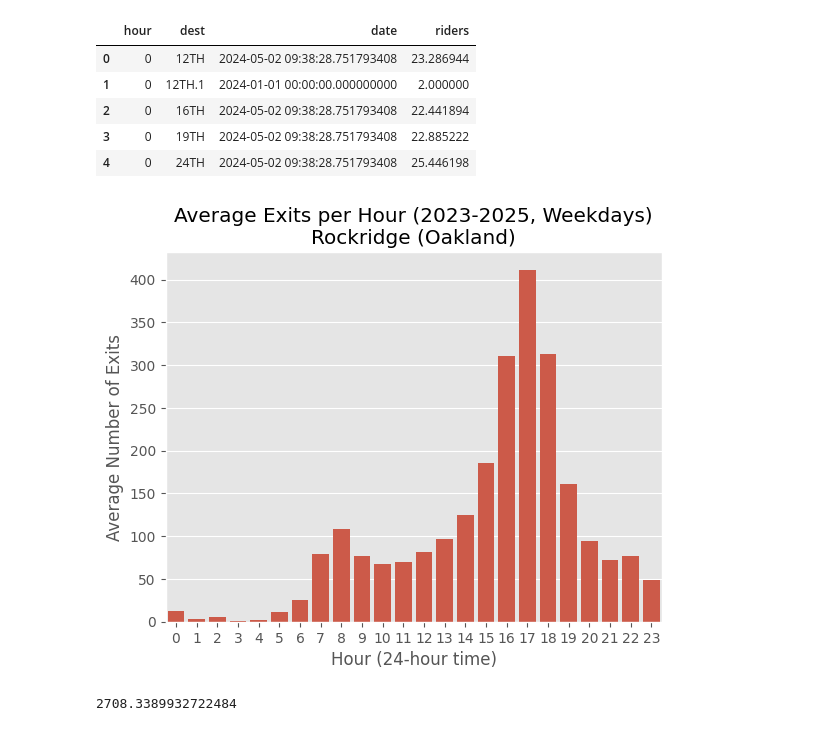
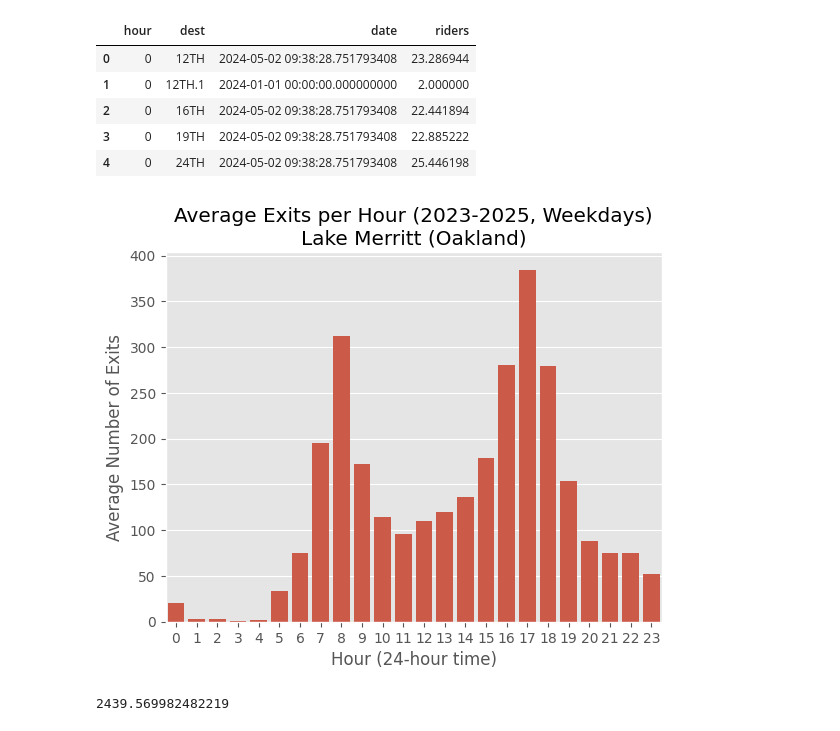
Before and after one commit to Hackquantumcpp/bart_ridership_analysis, a Jupyter notebook: 01-analysis.ipynb, the cells around one changed output. Drawn from its saved outputs; the diff is of its cells as text; code cells hidden in the pictures.

```diff
--- a/01-analysis.ipynb
+++ b/01-analysis.ipynb
@@ -187,21 +187,21 @@ exits_by_hr_wkday.head()
 | 3 | 0 | 19TH | 2024-05-02 09:38:28.751793408 | 22.885222 |
 | 4 | 0 | 24TH | 2024-05-02 09:38:28.751793408 | 25.446198 |
 # %%
-station_lower = 'rock'
+station_lower = 'lake'
 station = station_lower.upper()
 station_fullname = station_codes[station]
 
 sns.barplot(
     data = exits_by_hr_wkday[exits_by_hr_wkday['dest'] == station],
     x = 'hour',
     y = 'riders'
 )
 plt.xlabel('Hour (24-hour time)')
 plt.ylabel('Average Number of Exits')
 plt.title(f'Average Exits per Hour (2023-2025, Weekdays)\n{station_fullname}');
 # %% [output]
-[figure, old version]
+[figure, new version]
 # %%
 np.sum(exits_by_hr_wkday[exits_by_hr_wkday['dest'] == station]['riders'])
 # %% [output]
-2708.3389932722484
+2439.569982482219
```
Also changed, not shown: parts of 7 cells of this notebook.
